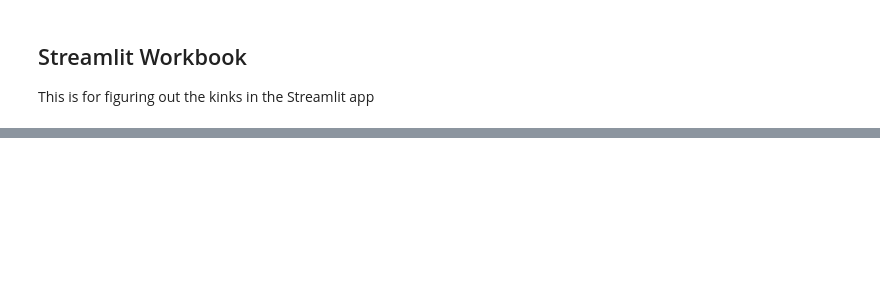
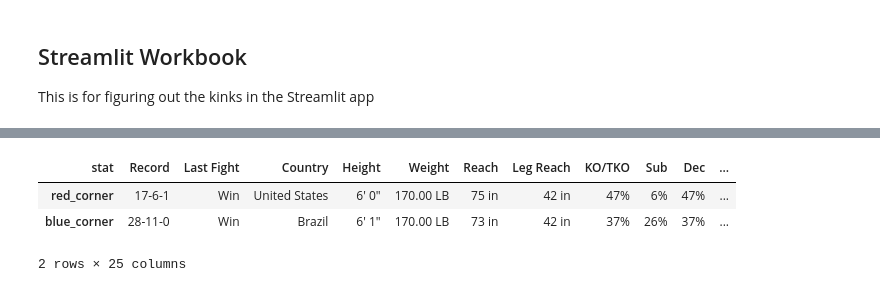
Before and after one commit to tmcroyce/UFC_Prediction_V2.1, a Jupyter notebook: V2_Newer_Notebooks/UFC_Streamlit_work.ipynb, the cells around one changed output, grey strips where cells are left out. Drawn from its saved outputs; the diff is of its cells as text; code cells hidden in the pictures; blank space fills up the shorter version.

```diff
--- a/V2_Newer_Notebooks/UFC_Streamlit_work.ipynb
+++ b/V2_Newer_Notebooks/UFC_Streamlit_work.ipynb
@@ -362,0 +400,7 @@ fighter_img
+# %%
+get_matchup_data(test_source_2)
+# %% [output]
+| stat | Record | Last Fight | Country | Height | Weight | Reach | Leg Reach | KO/TKO | Sub | Dec | ... |
+| red_corner | 17-6-1 | Win | United States | 6' 0" | 170.00 LB | 75 in | 42 in | 47% | 6% | 47% | ... |
+| blue_corner | 28-11-0 | Win | Brazil | 6' 1" | 170.00 LB | 73 in | 42 in | 37% | 26% | 37% | ... |
+2 rows × 25 columns
```
Also changed, not shown: parts of 28 cells of this notebook, 2 other files.
